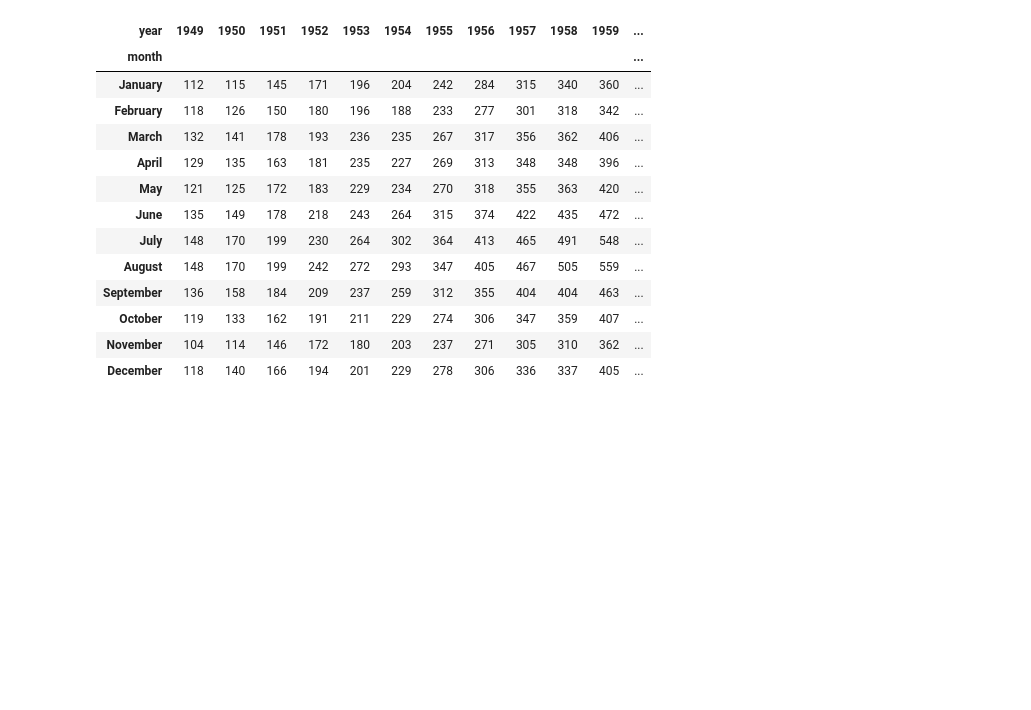
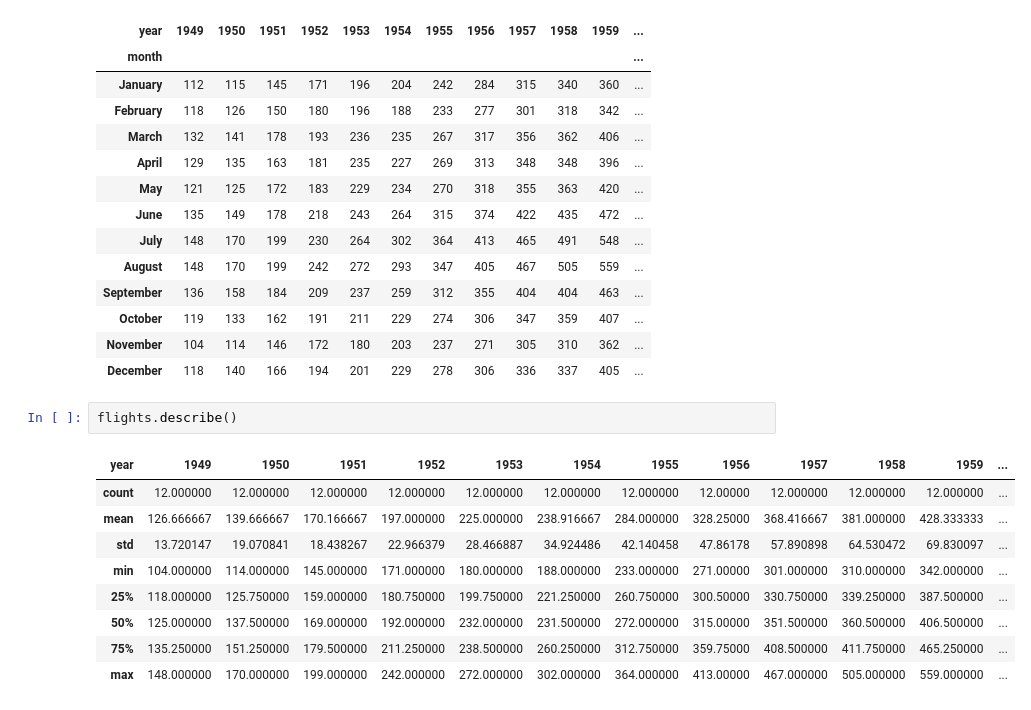
Before and after one commit to passrafi/juypter-pandas-tutorial-, a Jupyter notebook: cookbook/Chapter 3 - Which borough has the most noise complaints (or, more selecting data).ipynb, the cells around one changed output. Cells and saved outputs as stored; diff of their text form; blank space fills up the shorter version.

```diff
--- a/cookbook/Chapter 3 - Which borough has the most noise complaints (or, more selecting data).ipynb
+++ b/cookbook/Chapter 3 - Which borough has the most noise complaints (or, more selecting data).ipynb
@@ -241,6 +248,18 @@ flights
 | October | 119 | 133 | 162 | 191 | 211 | 229 | 274 | 306 | 347 | 359 | 407 | ... |
 | November | 104 | 114 | 146 | 172 | 180 | 203 | 237 | 271 | 305 | 310 | 362 | ... |
 | December | 118 | 140 | 166 | 194 | 201 | 229 | 278 | 306 | 336 | 337 | 405 | ... |
+# %%
+flights.describe()
+# %% [output]
+| year | 1949 | 1950 | 1951 | 1952 | 1953 | 1954 | 1955 | 1956 | 1957 | 1958 | 1959 | ... |
+| count | 12.000000 | 12.000000 | 12.000000 | 12.000000 | 12.000000 | 12.000000 | 12.000000 | 12.00000 | 12.000000 | 12.000000 | 12.000000 | ... |
+| mean | 126.666667 | 139.666667 | 170.166667 | 197.000000 | 225.000000 | 238.916667 | 284.000000 | 328.25000 | 368.416667 | 381.000000 | 428.333333 | ... |
+| std | 13.720147 | 19.070841 | 18.438267 | 22.966379 | 28.466887 | 34.924486 | 42.140458 | 47.86178 | 57.890898 | 64.530472 | 69.830097 | ... |
+| min | 104.000000 | 114.000000 | 145.000000 | 171.000000 | 180.000000 | 188.000000 | 233.000000 | 271.00000 | 301.000000 | 310.000000 | 342.000000 | ... |
+| 25% | 118.000000 | 125.750000 | 159.000000 | 180.750000 | 199.750000 | 221.250000 | 260.750000 | 300.50000 | 330.750000 | 339.250000 | 387.500000 | ... |
+| 50% | 125.000000 | 137.500000 | 169.000000 | 192.000000 | 232.000000 | 231.500000 | 272.000000 | 315.00000 | 351.500000 | 360.500000 | 406.500000 | ... |
+| 75% | 135.250000 | 151.250000 | 179.500000 | 211.250000 | 238.500000 | 260.250000 | 312.750000 | 359.75000 | 408.500000 | 411.750000 | 465.250000 | ... |
+| max | 148.000000 | 170.000000 | 199.000000 | 242.000000 | 272.000000 | 302.000000 | 364.000000 | 413.00000 | 467.000000 | 505.000000 | 559.000000 | ... |
 # %%
 ax = sns.heatmap(flights)
 # %% [output]
```
Also changed, not shown: parts of 9 cells of this notebook, 8 other files.
